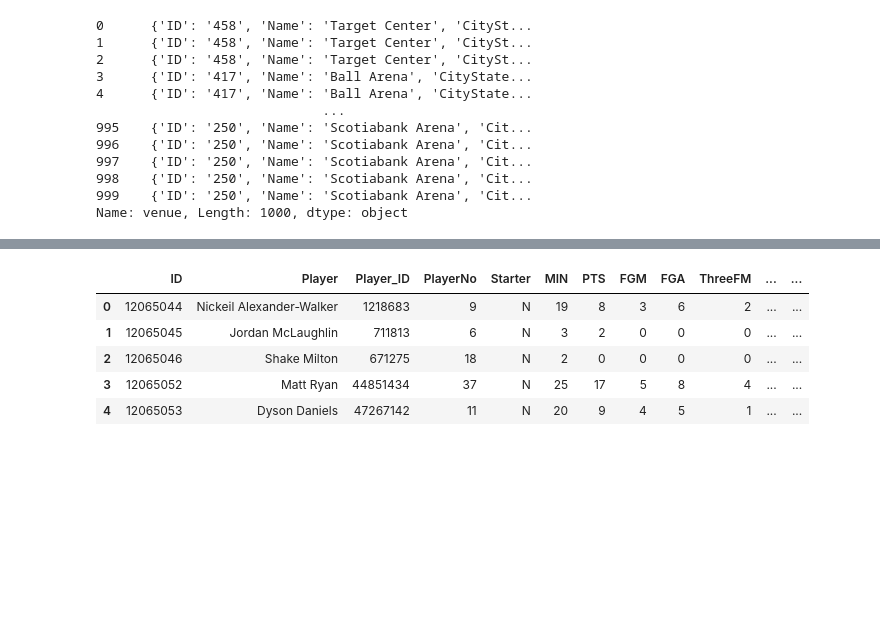
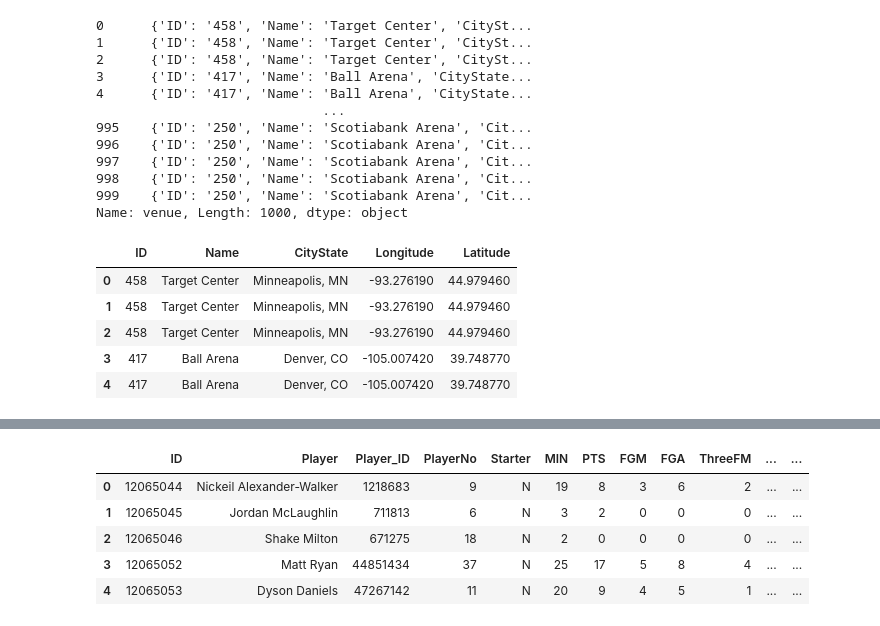
Before and after one commit to rtamashiro88/NBA-Dashboard, a Jupyter notebook: Data/API-Performance.ipynb, the cells around one changed output, grey strips where cells are left out. Cells and saved outputs as stored; diff of their text form; code cells hidden in the pictures; blank space fills up the shorter version.

```diff
--- a/Data/API-Performance.ipynb
+++ b/Data/API-Performance.ipynb
@@ -246,3 +246,11 @@ game_df['Venue_City'] = game_df['venue'].apply(lambda x: x['CityState'].strip().
 game_df['Venue_State'] = game_df['venue'].apply(lambda x: x['CityState'].strip().split(',')[1])
 # %%
 venue_df = DataFrame(list(game_df['venue']))
+venue_df.head()
+# %% [output]
+|  | ID | Name | CityState | Longitude | Latitude |
+| 0 | 458 | Target Center | Minneapolis, MN | -93.276190 | 44.979460 |
+| 1 | 458 | Target Center | Minneapolis, MN | -93.276190 | 44.979460 |
+| 2 | 458 | Target Center | Minneapolis, MN | -93.276190 | 44.979460 |
+| 3 | 417 | Ball Arena | Denver, CO | -105.007420 | 39.748770 |
+| 4 | 417 | Ball Arena | Denver, CO | -105.007420 | 39.748770 |
```
Also changed, not shown: parts of 7 cells of this notebook.
